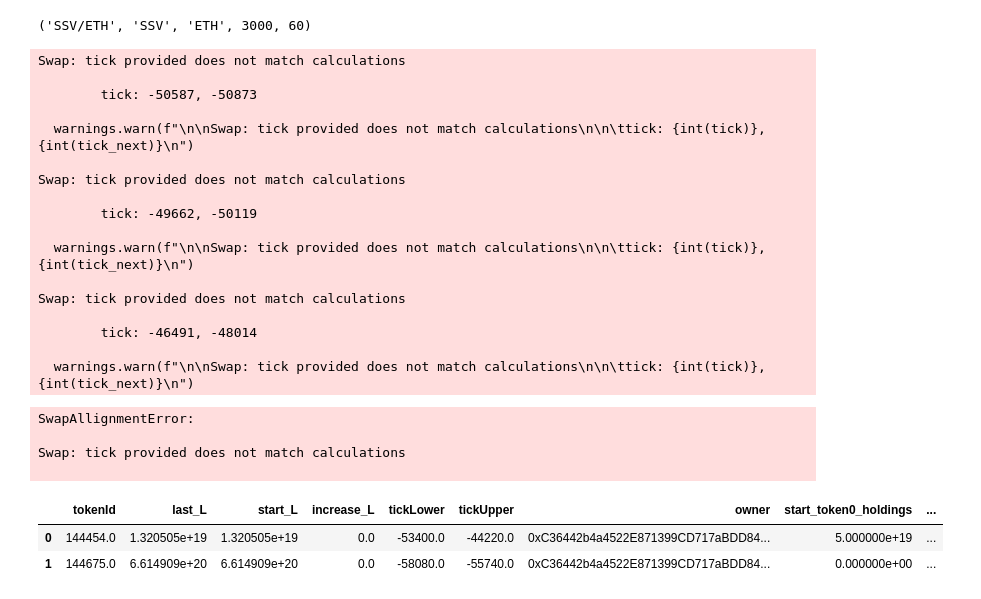
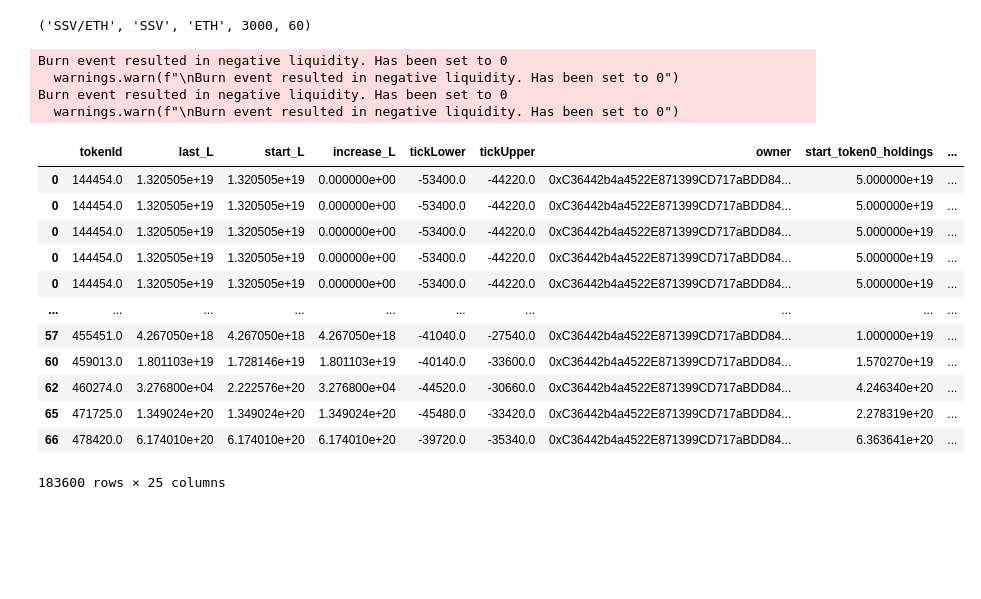
Before and after one commit to Luke-J-Johnson/amm-liquidity, a Jupyter notebook: pools/cl_cpmm/cl_cpmm_usage.ipynb, the cells around one changed output. Drawn from its saved outputs; the diff is of its cells as text; code cells hidden in the pictures; blank space fills up the shorter version.

```diff
--- a/pools/cl_cpmm/cl_cpmm_usage.ipynb
+++ b/pools/cl_cpmm/cl_cpmm_usage.ipynb
@@ -124,32 +124,25 @@ POOL, TOKEN0, TOKEN1, FEE, TICK_SPACING
 # %%
 clm = ConcentratedLiquidity(TOKEN0, TOKEN1, POOL, fee = FEE, tickSpacing = TICK_SPACING, protocol_fee = 0) #init pool object
 # %%
-position_updates = clm.replay_from_logs_for_LP_profit(df, tolerance=0.05)
+position_updates = clm.replay_from_logs_for_LP_profit(df, tolerance=0.01, pass_error=True)
 # %% [output]
-Swap: tick provided does not match calculations
-
-        tick: -50587, -50873
-
-  warnings.warn(f"\n\nSwap: tick provided does not match calculations\n\n\ttick: {int(tick)}, {int(tick_next)}\n")
-
-Swap: tick provided does not match calculations
-
-        tick: -49662, -50119
-
-  warnings.warn(f"\n\nSwap: tick provided does not match calculations\n\n\ttick: {int(tick)}, {int(tick_next)}\n")
-
-Swap: tick provided does not match calculations
-
-        tick: -46491, -48014
-
-  warnings.warn(f"\n\nSwap: tick provided does not match calculations\n\n\ttick: {int(tick)}, {int(tick_next)}\n")
+Burn event resulted in negative liquidity. Has been set to 0
+  warnings.warn(f"\nBurn event resulted in negative liquidity. Has been set to 0")
+Burn event resulted in negative liquidity. Has been set to 0
+  warnings.warn(f"\nBurn event resulted in negative liquidity. Has been set to 0")
-SwapAllignmentError:
-
-Swap: tick provided does not match calculations
-
-# %%
-clm.positions
-# %% [output]
-|  | tokenId | last_L | start_L | increase_L | tickLower | tickUpper | owner | start_token0_holdings | ... |
-| 0 | 144454.0 | 1.320505e+19 | 1.320505e+19 | 0.0 | -53400.0 | -44220.0 | 0xC36442b4a4522E871399CD717aBDD84... | 5.000000e+19 | ... |
-| 1 | 144675.0 | 6.614909e+20 | 6.614909e+20 | 0.0 | -58080.0 | -55740.0 | 0xC36442b4a4522E871399CD717aBDD84... | 0.000000e+00 | ... |
+# %%
+position_updates
+# %% [output]
+|  | tokenId | last_L | start_L | increase_L | tickLower | tickUpper | owner | start_token0_holdings | ... |
+| 0 | 144454.0 | 1.320505e+19 | 1.320505e+19 | 0.000000e+00 | -53400.0 | -44220.0 | 0xC36442b4a4522E871399CD717aBDD84... | 5.000000e+19 | ... |
+| 0 | 144454.0 | 1.320505e+19 | 1.320505e+19 | 0.000000e+00 | -53400.0 | -44220.0 | 0xC36442b4a4522E871399CD717aBDD84... | 5.000000e+19 | ... |
+| 0 | 144454.0 | 1.320505e+19 | 1.320505e+19 | 0.000000e+00 | -53400.0 | -44220.0 | 0xC36442b4a4522E871399CD717aBDD84... | 5.000000e+19 | ... |
+| 0 | 144454.0 | 1.320505e+19 | 1.320505e+19 | 0.000000e+00 | -53400.0 | -44220.0 | 0xC36442b4a4522E871399CD717aBDD84... | 5.000000e+19 | ... |
+| 0 | 144454.0 | 1.320505e+19 | 1.320505e+19 | 0.000000e+00 | -53400.0 | -44220.0 | 0xC36442b4a4522E871399CD717aBDD84... | 5.000000e+19 | ... |
+| ... | ... | ... | ... | ... | ... | ... | ... | ... | ... |
+| 57 | 455451.0 | 4.267050e+18 | 4.267050e+18 | 4.267050e+18 | -41040.0 | -27540.0 | 0xC36442b4a4522E871399CD717aBDD84... | 1.000000e+19 | ... |
+| 60 | 459013.0 | 1.801103e+19 | 1.728146e+19 | 1.801103e+19 | -40140.0 | -33600.0 | 0xC36442b4a4522E871399CD717aBDD84... | 1.570270e+19 | ... |
+| 62 | 460274.0 | 3.276800e+04 | 2.222576e+20 | 3.276800e+04 | -44520.0 | -30660.0 | 0xC36442b4a4522E871399CD717aBDD84... | 4.246340e+20 | ... |
+| 65 | 471725.0 | 1.349024e+20 | 1.349024e+20 | 1.349024e+20 | -45480.0 | -33420.0 | 0xC36442b4a4522E871399CD717aBDD84... | 2.278319e+20 | ... |
+| 66 | 478420.0 | 6.174010e+20 | 6.174010e+20 | 6.174010e+20 | -39720.0 | -35340.0 | 0xC36442b4a4522E871399CD717aBDD84... | 6.363641e+20 | ... |
+183600 rows × 25 columns
```
Also changed, not shown: parts of 37 cells of this notebook, 1 other file.
